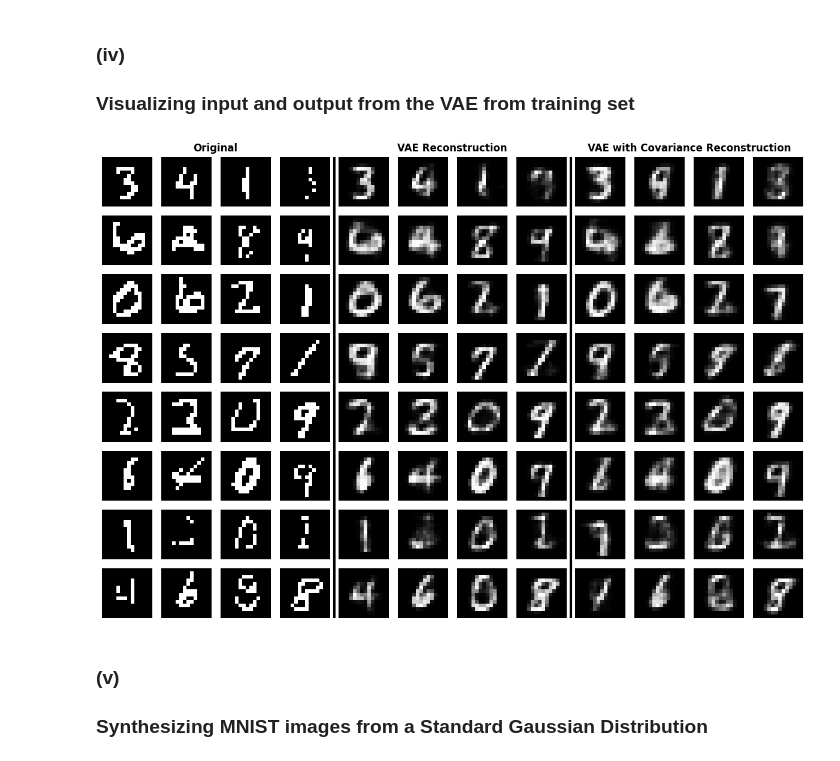
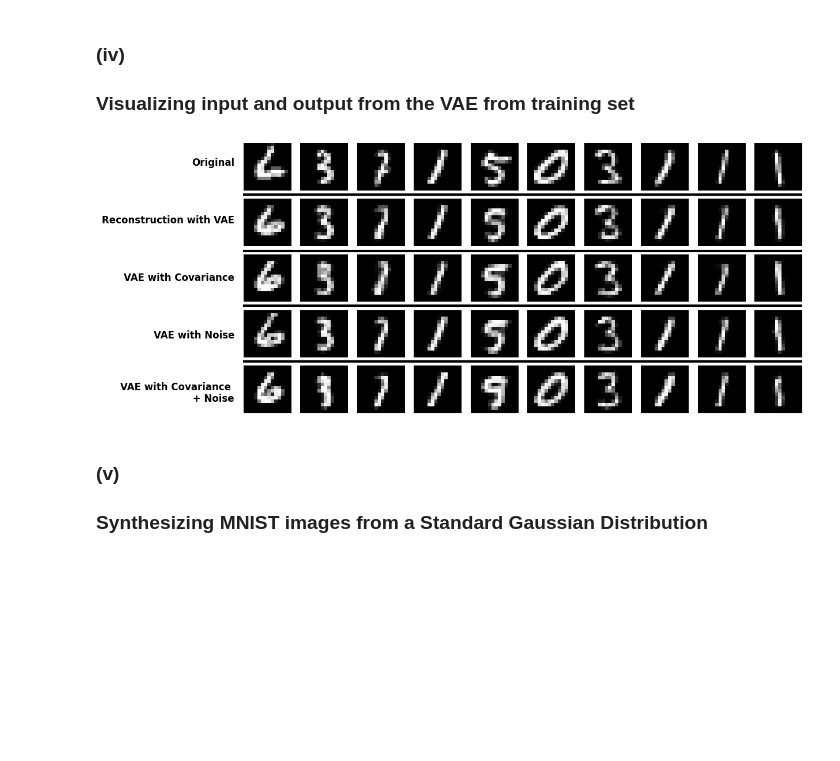
Before and after one commit to elifnebioglu/Empirical-Bayes-VAEs-Excess-Risk-Bound, a Jupyter notebook: vaes-mnist.ipynb, the cells around one changed output. Cells and saved outputs as stored; diff of their text form; code cells hidden in the pictures; blank space fills up the shorter version.

```diff
--- a/vaes-mnist.ipynb
+++ b/vaes-mnist.ipynb
@@ -296,0 +413,20 @@ err_l, kld_l, n_wu, testl, update = cv_ret
+# %%
+noise_cv_model = VAE(learned_noise=True, learned_covariance=True, gamma=0.1)
+trainloader = torch.utils.data.DataLoader([[x_train[i], y_train[i]] for i in range(len(y_train))], shuffle=True, batch_size=batch_size)
+testloader = torch.utils.data.DataLoader([[x_val[i], y_val[i]] for i in range(len(y_val))], shuffle=True, batch_size=100)
+optimizer = torch.optim.Adam(noise_cv_model.parameters(), lr = 0.002)
+scheduler = torch.optim.lr_scheduler.ReduceLROnPlateau(optimizer, 'max', factor=0.5,
+                             patience=5, threshold=0.001, cooldown=0,
+                             min_lr=0.0001)
+
+noise_cv_ret = train_model(
+    model=noise_cv_model,
+    trainloader=trainloader,
+    testloader=testloader,
+    optimizer=optimizer,
+    scheduler=scheduler,
+    num_epochs=50,
+    device="cuda"
+)
+
+err_l, kld_l, n_wu, testl, update = vae_ret
@@ -317,7 +509,7 @@ plot_recon_and_kl_error(vae_ret, cv_ret)
 ### (iv)
 ### Visualizing input and output from the VAE from training set
 # %%
-def compare_models(model1, model2, dataloader, device="cuda"):
+def compare_models(model1, model2, model3, model4, dataloader, device="cuda"):
     """
     Compares two models by reconstructing images and displaying results in an 8x12 grid.
 
@@ -335,57 +527,69 @@ def compare_models(model1, model2, dataloader, device="cuda"):
     """
     model1.eval()
     model2.eval()
+    model3.eval()
+    model4.eval()
 
-    fig, axes = plt.subplots(8, 12, figsize=(12, 8))  # 8 rows, 12 columns
+    fig, axes = plt.subplots(5, 10, figsize=(10, 5))  # 8 rows, 12 columns
 
     with torch.no_grad():
-        for i in range(8):
+        for i in range(10):
             # Get a batch of images
             a, _ = next(iter(dataloader))
             a = a.to(device)
 
-            for j in range(4):  # Get 4 images per row
+            for j in range(1):  # Get 4 images per row
                 img = a[j]
-                recon1, _, _ = model1(img.unsqueeze(0))  # Add batch dim
-                recon2, _, _ = model2(img.unsqueeze(0))
+                recon1, _, _, _ = model1(img.unsqueeze(0))  # Add batch dim
+                recon2, _, _, _ = model2(img.unsqueeze(0))
+                recon3, _, _, _ = model3(img.unsqueeze(0))  # Add batch dim
+                recon4, _, _, _ = model4(img.unsqueeze(0))
 
                 # Convert tensors to NumPy arrays for plotting
                 original = img.detach().cpu().numpy().squeeze()
                 recon1 = recon1[0].detach().cpu().numpy().reshape(14, 14)  # Reshape to 14x14
                 recon2 = recon2[0].detach().cpu().numpy().reshape(14, 14)  # Reshape to 14x14
+                recon3 = recon3[0].detach().cpu().numpy().reshape(14, 14)  # Reshape to 14x14
+                recon4 = recon4[0].detach().cpu().numpy().reshape(14, 14)  # Reshape to 14x14
 
                 # First section: Original images (8x4)
-                axes[i, j].imshow(original, cmap="gray")
+                axes[j, i].imshow(original, cmap="gray")
 
                 # Second section: Model 1 reconstructions (8x4)
-                axes[i, j + 4].imshow(recon1, cmap="gray")
+                axes[j+1, i].imshow(recon1, cmap="gray")
 
                 # Third section: Model 2 reconstructions (8x4)
-                axes[i, j + 8].imshow(recon2, cmap="gray")
+                axes[j+2, i].imshow(recon2, cmap="gray")
+                axes[j+3, i].imshow(recon3, cmap="gray")
+                axes[j+4, i].imshow(recon4, cmap="gray")
 
                 # Remove axes for clean visualization
-                for col in range(12):
-                    axes[i, col].axis("off")
+                for row in range(5):
+                    axes[row, i].axis("off")
 
     fig.add_subplot(111, frameon=False)  # Invisible axis for lines
-    plt.plot([.336, .336], [0, 1], color='black', lw=3, transform=fig.transFigure)
-    plt.plot([.665, .665], [0, 1], color='black', lw=3, transform=fig.transFigure)
+    plt.plot([0, 1], [0.21, 0.21], color='black', lw=3, transform=fig.transFigure)
+    plt.plot([0, 1], [0.405, 0.405], color='black', lw=3, transform=fig.transFigure)
+    plt.plot([0, 1], [0.595, 0.595], color='black', lw=3, transform=fig.transFigure)
+    plt.plot([0, 1], [0.79, 0.79], color='black', lw=3, transform=fig.transFigure)
 
     plt.gca().set_xticks([])  # Remove x ticks
     plt.gca().set_yticks([])  # Remove y ticks
 
     # Add headers for each section
-    fig.text(0.17, 1.0, 'Original', ha='center', va='center', fontsize=12, fontweight='bold')
-    fig.text(0.5, 1.0, 'VAE Reconstruction', ha='center', va='center', fontsize=12, fontweight='bold')
-    fig.text(0.83, 1.0, 'VAE with Covariance Reconstruction', ha='center', va='center', fontsize=12, fontweight='bold')
+    fig.text(0.0, 0.9, 'Original', ha='right', va='center', fontsize=12, fontweight='bold')
+    fig.text(0.0, 0.7, 'Reconstruction with VAE', ha='right', va='center', fontsize=12, fontweight='bold')
+    fig.text(0.0, 0.5, 'VAE with Covariance', ha='right', va='center', fontsize=12, fontweight='bold')
+    fig.text(0.0, 0.3, 'VAE with Noise', ha='right', va='center', fontsize=12, fontweight='bold')
+    fig.text(0.0, 0.1, 'VAE with Covariance \n + Noise', ha='right', va='center', fontsize=12, fontweight='bold')
 
 
     plt.tight_layout()
     plt.show()
 
-compare_models(model, cv_model, trainloader, device="cuda")
+compare_models(model, cv_model, noise_model, noise_cv_model, trainloader, device="cuda")
 # %% [output]
-[figure, old version]
+[figure, new version]
 # %% [markdown]
 ### (v)
 ### Synthesizing MNIST images from a Standard Gaussian Distribution
```
Also changed, not shown: parts of 15 cells of this notebook.
